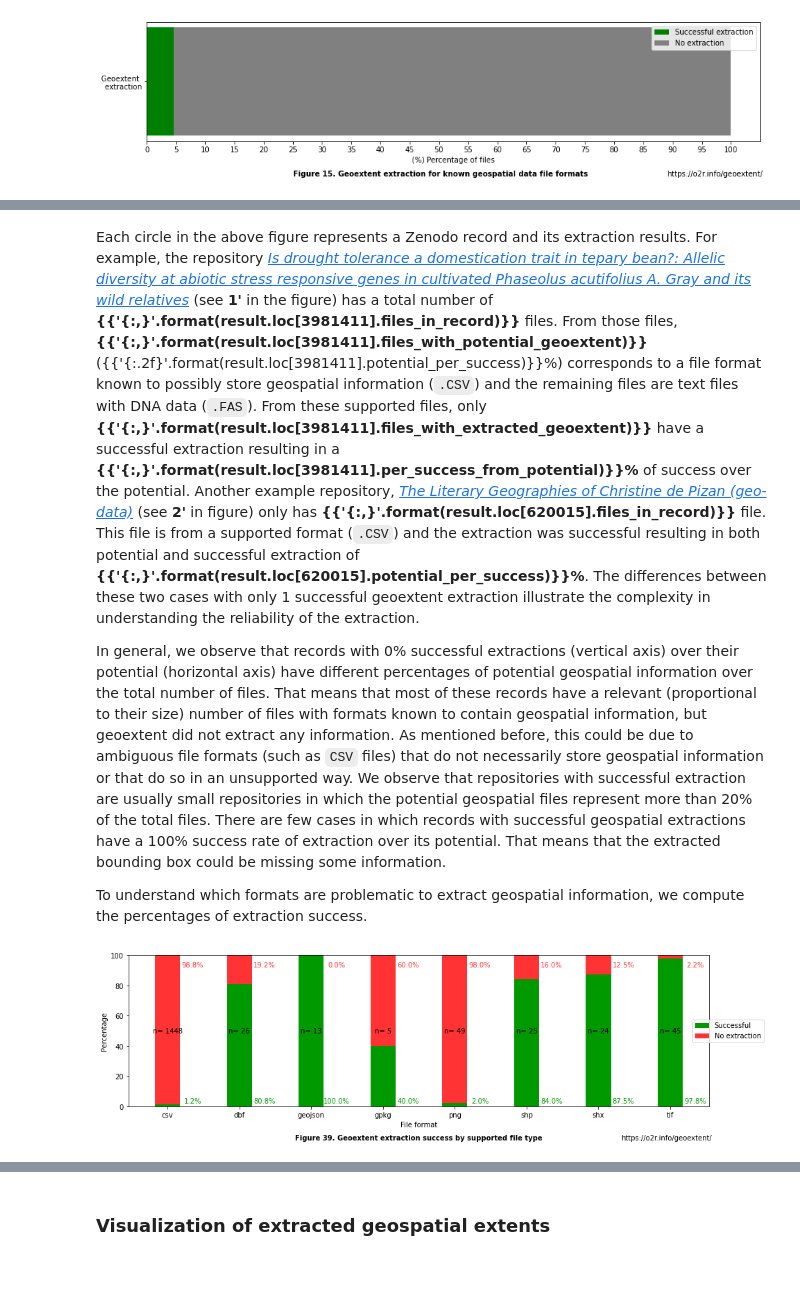
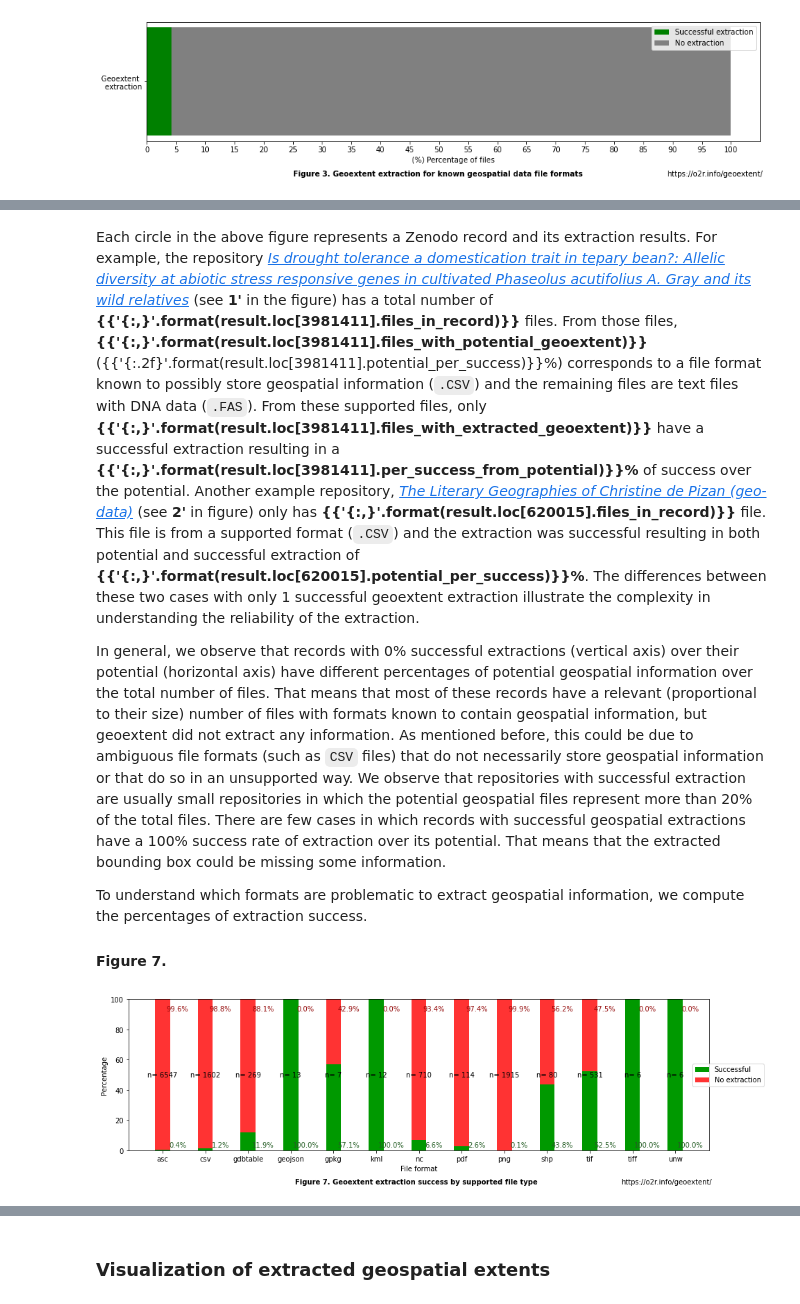
Before and after one commit to o2r-project/geoextent, a Jupyter notebook: showcase/SG_01_Exploring_Research_Data_Repositories_with_geoextent.ipynb, the cells around one changed output, grey strips where cells are left out. Saved outputs shown, nothing was run; the diff lists cells and outputs as text; code cells hidden in the pictures; blank space fills up the shorter version.

```diff
--- a/showcase/SG_01_Exploring_Research_Data_Repositories_with_geoextent.ipynb
+++ b/showcase/SG_01_Exploring_Research_Data_Repositories_with_geoextent.ipynb
@@ -100,14 +101,14 @@ import help_functions.request_zenodo_api as zenodo_api
 # %% [markdown]
 # Parameter definitions
 # %%
-# Search term using in Zenodo API queries
-SEARCH_TERM = "geo"
-# Maximum size of Zenodo record to extract
-MAXIMUM_RECORD_SIZE_MB = 75
+# Search term for Zenodo API query
+SEARCH_TERM = "geo&geology"
+# Maximum size of Zenodo record to extract (MB)
+MAXIMUM_RECORD_SIZE_MB = 500
 # CSV output file for search results (Zenodo record metadata)
 OUTPUT_API = "zenodo_api_extraction_geo.csv"
 # CSV output file for geoextent extraction results
-OUTPUT_GEOEXTENT = "geoextent_extraction_geo.csv"
+OUTPUT_GEOEXTENT = "geoextent_extraction_geo.gpkg"
 # %% [markdown]
 
 # Data import
@@ -312,22 +322,17 @@ After the geographical and temporal extent extraction of the Zenodo repositories
 # Loads results from api and geoextent extraction
 df_geo_zenodo_api = pd.read_csv(OUTPUT_API, index_col=0)
 df_geo_zenodo_api.index = df_geo_zenodo_api.index.astype(str)
-df_geo = pd.read_csv(OUTPUT_GEOEXTENT, index_col=0)
+gdf_geo = gpd.read_file(OUTPUT_GEOEXTENT)
+gdf_geo = gdf_geo.rename(columns={'geometry': 'bbox'}).set_geometry('bbox')
 
-# Function to transform wkt into geometry
-def wkt_loads(x):
-    try:
-        return wkt.loads(x)
-    except:
-        return None
-
-# Transformats wkt into geometry for the geoextent extraction results
-df_geo['bbox'] = df_geo.bbox.apply(wkt_loads)
+#df_geo = pd.read_csv(OUTPUT_GEOEXTENT, index_col=0)
 
 # Creates two different geodataframes, one for files and other for zenodo records (repositories)
-gdf_repository = gpd.GeoDataFrame(df_geo[df_geo['handler'] == "geoextent:"+geoextent_version],geometry ="bbox",crs = 4326)
+
+geoextent_ext = gdf_geo['handler'].str.find("geoextent:") == 0
+gdf_repository = gpd.GeoDataFrame(gdf_geo[geoextent_ext],geometry ="bbox",crs = 4326)
 gdf_repository.drop(['filename'], axis = 1,inplace = True)
-gdf_files = gpd.GeoDataFrame(df_geo[df_geo['handler'] != "geoextent:"+geoextent_version],geometry ="bbox",crs = 4326)
+gdf_files = gpd.GeoDataFrame(gdf_geo[~geoextent_ext],geometry ="bbox",crs = 4326)
 # %% [markdown]
 ### Extraction results
 # %% [markdown]
@@ -587,6 +602,8 @@ Each circle in the above figure represents a Zenodo record and its extraction re
 In general, we observe that records with 0% successful extractions (vertical axis) over their potential (horizontal axis) have different percentages of potential geospatial information over the total number of files. That means that most of these records have a relevant (proportional to their size) number of files with formats known to contain geospatial information, but geoextent did not extract any information. As mentioned before, this could be due to ambiguous file formats (such as `CSV` files) that do not necessarily store geospatial information or that do so in an unsupported way. We observe that repositories with successful extraction are usually small repositories in which the potential geospatial files represent more than 20% of the total files. There are few cases in which records with successful geospatial extractions have a 100% success rate of extraction over its potential. That means that the extracted bounding box could be missing some information.
 
 To understand which formats are problematic to extract geospatial information, we compute the percentages of extraction success.
+
+#### Figure 7.
 # %%
 uni_files_gdf['format'].value_counts()
 files_valid = uni_files_gdf[uni_files_gdf.geometry.is_valid].copy().reset_index(drop=True)
@@ -596,47 +613,51 @@ d1 = pd.DataFrame({"Total":uni_files_gdf['format'].value_counts(),
 d1.dropna(inplace=True)
 d1['perc_success'] = (d1['geoextent_success']/d1['Total'])*100
 
+# To avoid repetition for shapefiles we remote dbf and shx
+d1.drop('dbf',inplace=True)
+d1.drop('shx',inplace=True)
+
 labels = d1.index.values
 success = d1['perc_success']
 failure = 100 - d1['perc_success']
 
-color_success = "#009900"
-color_failure = "#FF3333"
+color_success = ["#009900","#255e25"]
+color_failure = ["#FF3333","#930707"]
 fig, ax = plt.subplots(figsize=(15,4))
 width = 0.35
-plt.bar(labels, success, width, label='Successful',color= color_success)
-plt.bar(labels, failure, width, bottom=success, color = color_failure,label='No extraction')
+plt.bar(labels, success, width, label='Successful',color= color_success[0])
+plt.bar(labels, failure, width, bottom=success, color = color_failure[0],label='No extraction')
 plt.ylabel('Percentage')
 plt.xlabel('File format')
 plt.ylabel('Percentage')
 
 count = 0
 for bar in ax.patches:
     displace =-1
-    color = color_failure
+    color = color_failure[1]
     pos = 90
     if bar.get_y() == 0:
         n = d1['Total'][count]
         count+=1
         displace = 3
-        color= color_success
+        color= color_success[1]
         pos = 0
         plt.annotate("n= "+str(n),
                    (bar.get_x() + (bar.get_width()/2),
                    50), ha='center', va='center',
                    size=10, xytext=(0, 0),color='black',
                    textcoords='offset points')
     plt.annotate(format(bar.get_height()/100, ".1%"),
                    (bar.get_x() + (bar.get_width()*1.5),
                    pos), ha='center', va='center',
                    size=10, xytext=(0, 8),color=color,
                    textcoords='offset points')
 
 plt.legend(loc='center right', bbox_to_anchor=(1.1, 0.5))
 plt.annotate('Figure '+str(fig_num)+'. Geoextent extraction success by supported file type', (0,0), (240, -40), xycoords='axes fraction', weight='bold', textcoords='offset points', va='top')
 plt.annotate('https://o2r.info/geoextent/', (0,0), (710,-40), xycoords='axes fraction', textcoords='offset points', va='top')
 fig_num +=1
 plt.show()
 # %% [output]
-[figure, old version]
+[figure, new version]
 # %% [markdown]
```
Also changed, not shown: parts of 26 cells of this notebook, 3 other files.
